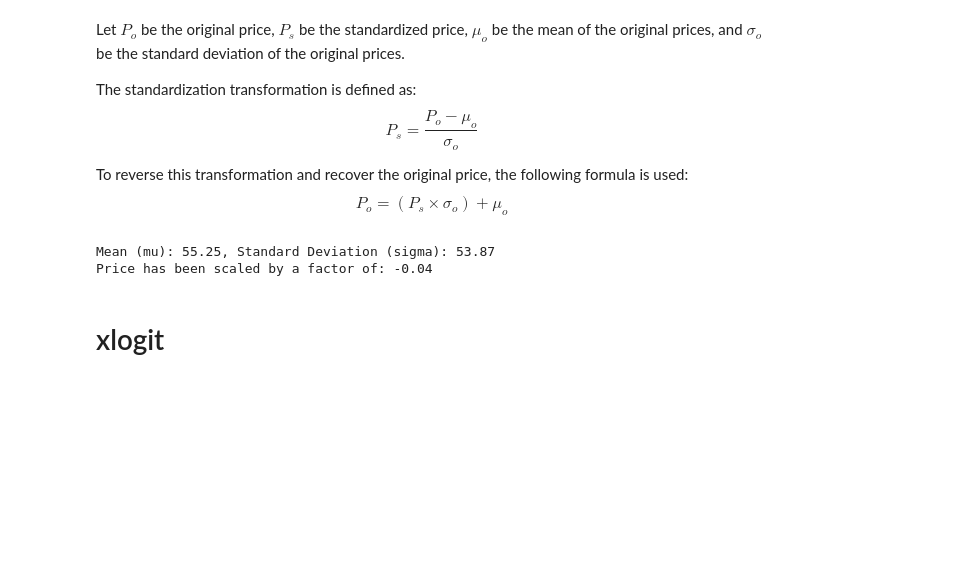
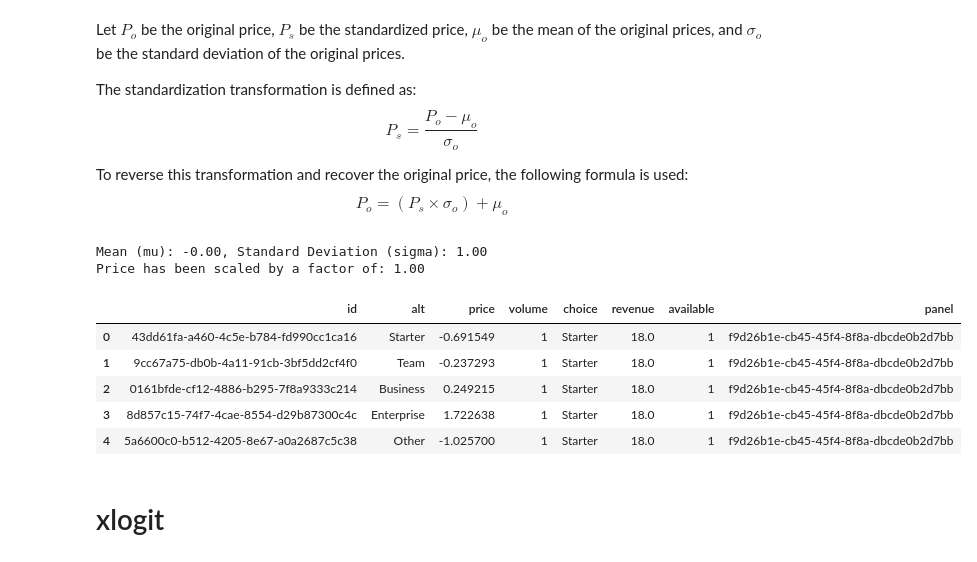
Before and after one commit to patricesweeney/growth, a Jupyter notebook: 07_Apps/Untitled Folder/01_Pricing app.ipynb, the cells around one changed output. Cells and saved outputs as stored; diff of their text form; code cells hidden in the pictures; blank space fills up the shorter version.

```diff
--- a/07_Apps/Untitled Folder/01_Pricing app.ipynb
+++ b/07_Apps/Untitled Folder/01_Pricing app.ipynb
@@ -593,34 +593,42 @@ $$ P_o = (P_s \times \sigma_o) + \mu_o $$
 # %%
 def standardize_price(data):
     import pandas as pd
 
     if 'price' not in data.columns:
         raise ValueError("The 'price' column is not found in the data.")
 
     mean_price = data['price'].mean()
     std_price = data['price'].std()
 
     # Avoid division by zero in case of constant price
     if std_price == 0:
         raise ValueError("Standard deviation of 'price' is zero. Cannot standardize a constant variable.")
 
     old_price_sample = data['price'].iloc[0]  # Take a sample price for comparison
     data['price'] = (data['price'] - mean_price) / std_price
     new_price_sample = data['price'].iloc[0]  # Corresponding standardized price
 
     # Calculate the scaling factor
     scaling_factor = new_price_sample / old_price_sample if old_price_sample != 0 else 0
 
     print(f"Mean (mu): {mean_price:.2f}, Standard Deviation (sigma): {std_price:.2f}")
     print(f"Price has been scaled by a factor of: {scaling_factor:.2f}")
 
     return data, scaling_factor, mean_price, std_price
 
 # Example usage
 data, scaling_factor, scaler_mu, scaler_sigma = standardize_price(data)
+
+data.head()
 # %% [output]
-Mean (mu): 55.25, Standard Deviation (sigma): 53.87
-Price has been scaled by a factor of: -0.04
+Mean (mu): -0.00, Standard Deviation (sigma): 1.00
+Price has been scaled by a factor of: 1.00
+|  | id | alt | price | volume | choice | revenue | available | panel |
+| 0 | 43dd61fa-a460-4c5e-b784-fd990cc1ca16 | Starter | -0.691549 | 1 | Starter | 18.0 | 1 | f9d26b1e-cb45-45f4-8f8a-dbcde0b2d7bb |
+| 1 | 9cc67a75-db0b-4a11-91cb-3bf5dd2cf4f0 | Team | -0.237293 | 1 | Starter | 18.0 | 1 | f9d26b1e-cb45-45f4-8f8a-dbcde0b2d7bb |
+| 2 | 0161bfde-cf12-4886-b295-7f8a9333c214 | Business | 0.249215 | 1 | Starter | 18.0 | 1 | f9d26b1e-cb45-45f4-8f8a-dbcde0b2d7bb |
+| 3 | 8d857c15-74f7-4cae-8554-d29b87300c4c | Enterprise | 1.722638 | 1 | Starter | 18.0 | 1 | f9d26b1e-cb45-45f4-8f8a-dbcde0b2d7bb |
+| 4 | 5a6600c0-b512-4205-8e67-a0a2687c5c38 | Other | -1.025700 | 1 | Starter | 18.0 | 1 | f9d26b1e-cb45-45f4-8f8a-dbcde0b2d7bb |
 # %% [markdown]
 # xlogit
 # %% [markdown]
```
Also changed, not shown: parts of 2 cells of this notebook.
